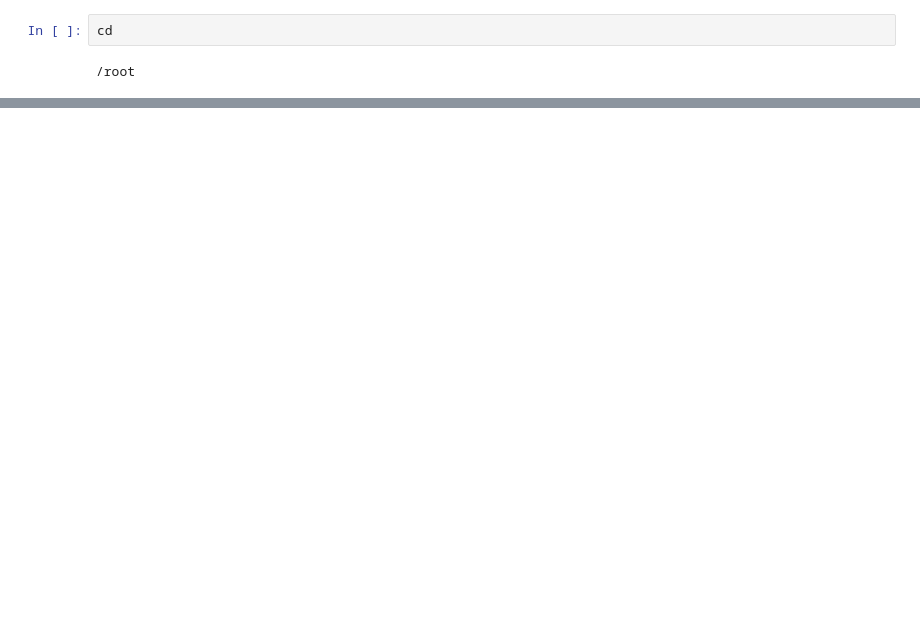
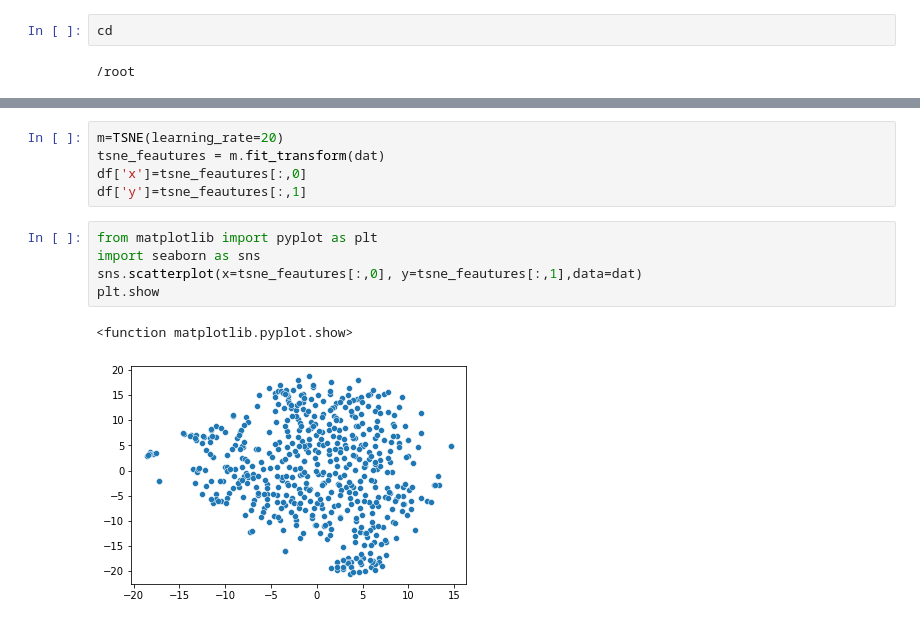
Before and after one commit to rema98/Pathway-Based-Clustering-, a Jupyter notebook: MLG.ipynb, the cells around one changed output, grey strips where cells are left out. Drawn from its saved outputs; the diff is of its cells as text; blank space fills up the shorter version.

Commit message:
TSNE plot

```diff
--- a/MLG.ipynb
+++ b/MLG.ipynb
@@ -118,0 +131,13 @@ cd
+# %%
+m=TSNE(learning_rate=20)
+tsne_feautures = m.fit_transform(dat)
+df['x']=tsne_feautures[:,0]
+df['y']=tsne_feautures[:,1]
+# %%
+from matplotlib import pyplot as plt
+import seaborn as sns
+sns.scatterplot(x=tsne_feautures[:,0], y=tsne_feautures[:,1],data=dat)
+plt.show
+# %% [output]
+<function matplotlib.pyplot.show>
+[figure, added]
```
Also changed, not shown: parts of 5 cells of this notebook.
